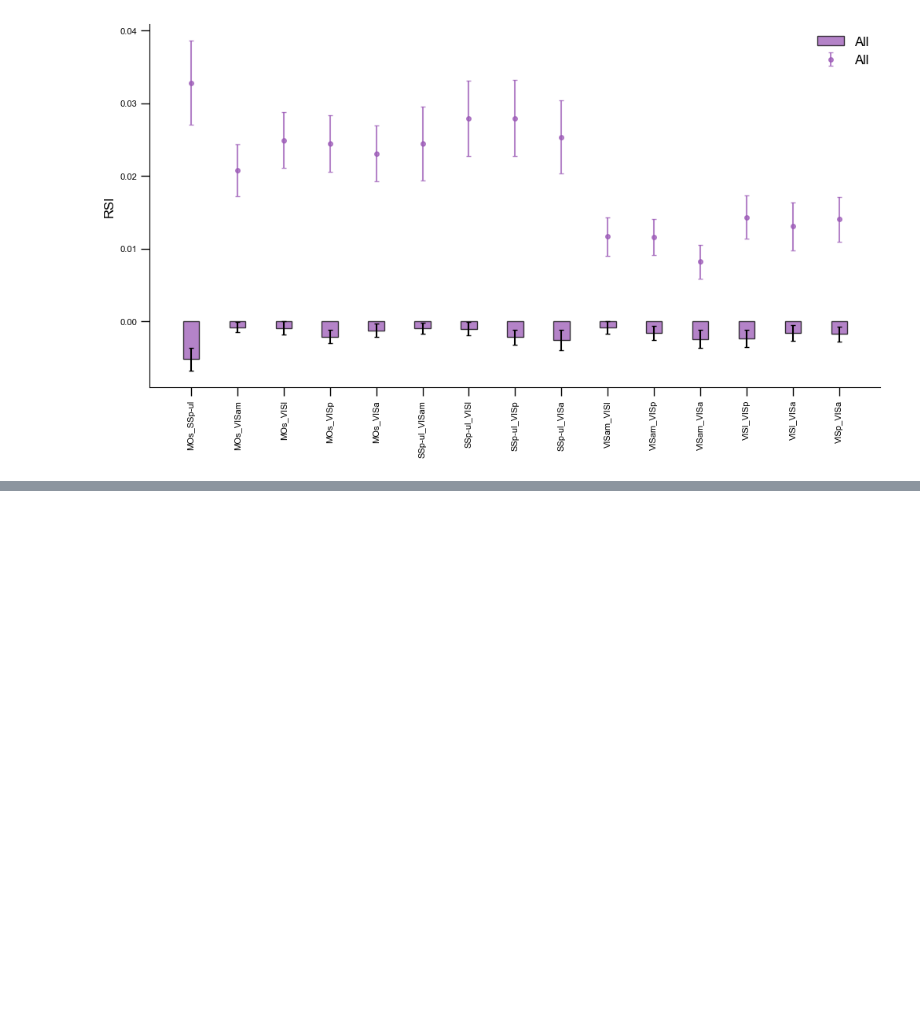
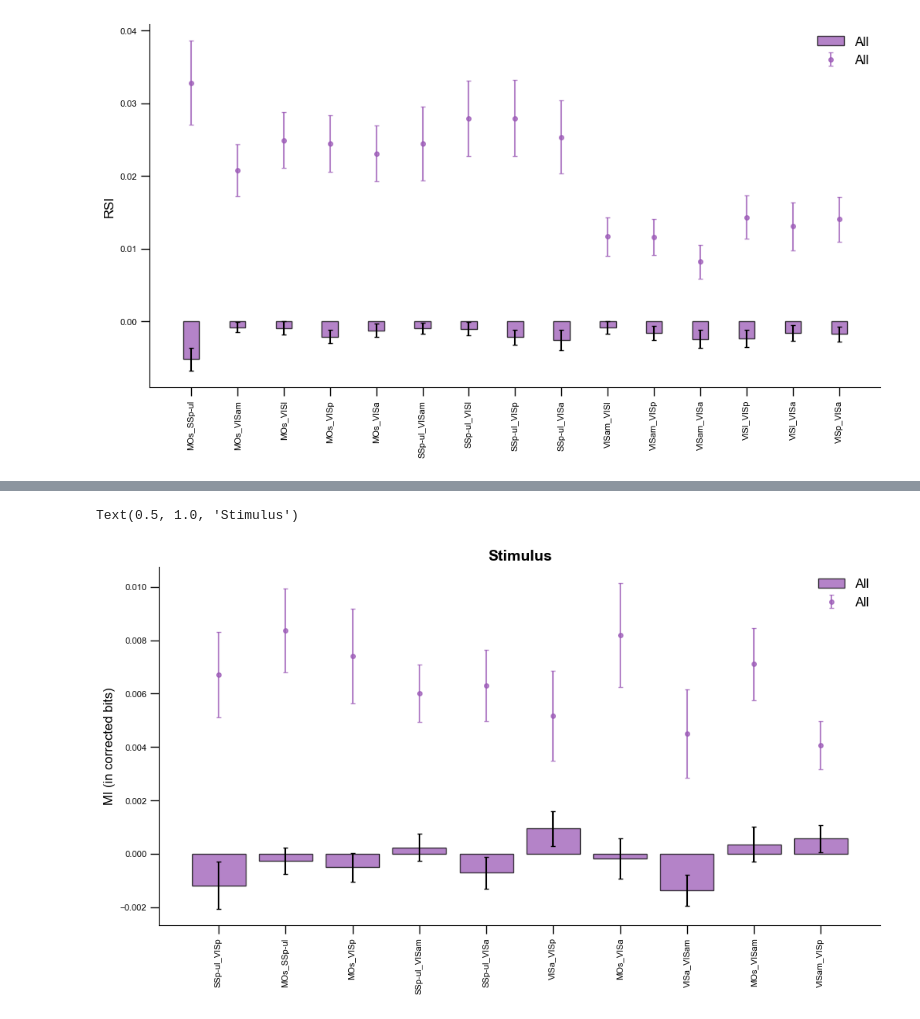
Before and after one commit to debottamKundu/ibl-partial-info-decomp, a Jupyter notebook: notebooks/multiregiondecoders.ipynb, the cells around one changed output, grey strips where cells are left out. Drawn from its saved outputs; the diff is of its cells as text; code cells hidden in the pictures; blank space fills up the shorter version.

```diff
--- a/notebooks/multiregiondecoders.ipynb
+++ b/notebooks/multiregiondecoders.ipynb
@@ -1087,0 +1326,30 @@ region_data = {}
+# %%
+fig, ax = plt.subplots(figsize=(12, 6))
+ax.bar(
+    np.arange(mean_rsis_subsampled.shape[0]),
+    mean_rsis_subsampled[:, 2],
+    yerr=std_rsis_subsampled[:, 2],
+    edgecolor="k",
+    color="#9B59B6",
+    alpha=0.75,
+    label="All",
+    capsize=2,
+)
+ax.errorbar(
+    np.arange(mean_tvmis_subsampled.shape[0]),
+    mean_tvmis_subsampled[:, 2],
+    yerr=std_tvmis_subsampled[:, 2],
+    color="#9B59B6",
+    alpha=0.75,
+    fmt="o",
+    label="All",
+    capsize=2,
+)
+ax.set_xticks(np.arange(mean_tvmis_subsampled.shape[0]), names, rotation=90)
+ax.set_ylabel("MI (in corrected bits)")
+ax.legend(loc="best", frameon=False)
+
+ax.set_title("Stimulus")
+# %% [output]
+Text(0.5, 1.0, 'Stimulus')
+[figure, added]
```
Also changed, not shown: parts of 36 cells of this notebook, 3 other files.
